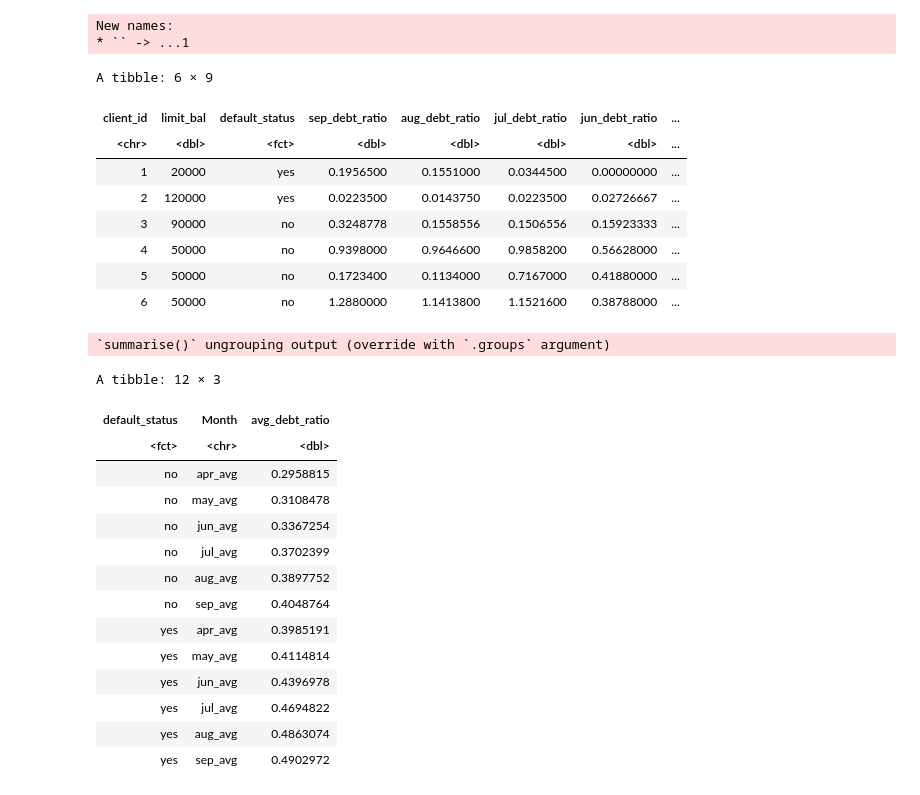
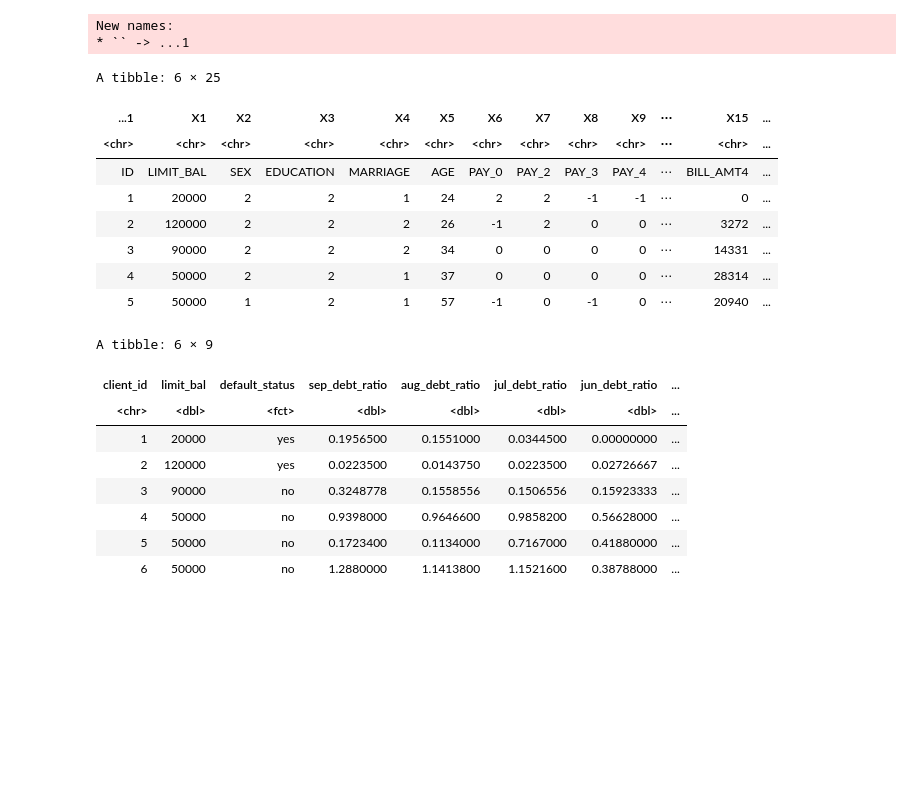
Before and after one commit to jorosafi/dsci-group-project, a Jupyter notebook: rodrigos-sandbox.ipynb, the cells around one changed output. Saved outputs shown, nothing was run; the diff lists cells and outputs as text; code cells hidden in the pictures; blank space fills up the shorter version.

Commit message:
Partially clean code

```diff
--- a/rodrigos-sandbox.ipynb
+++ b/rodrigos-sandbox.ipynb
@@ -25,5 +19,35 @@ Warning message:
+# %%
+#Load dataset into Jupyter
+ccData <- read_excel('data/default-cc-data.xls')
+head(ccData)
+# %% [output]
+New names:
+* `` -> ...1
+A tibble: 6 × 25
+| ...1 | X1 | X2 | X3 | X4 | X5 | X6 | X7 | X8 | X9 | ⋯ | X15 | ... |
+| <chr> | <chr> | <chr> | <chr> | <chr> | <chr> | <chr> | <chr> | <chr> | <chr> | ⋯ | <chr> | ... |
+| ID | LIMIT_BAL | SEX | EDUCATION | MARRIAGE | AGE | PAY_0 | PAY_2 | PAY_3 | PAY_4 | ⋯ | BILL_AMT4 | ... |
+| 1 | 20000 | 2 | 2 | 1 | 24 | 2 | 2 | -1 | -1 | ⋯ | 0 | ... |
+| 2 | 120000 | 2 | 2 | 2 | 26 | -1 | 2 | 0 | 0 | ⋯ | 3272 | ... |
+| 3 | 90000 | 2 | 2 | 2 | 34 | 0 | 0 | 0 | 0 | ⋯ | 14331 | ... |
+| 4 | 50000 | 2 | 2 | 1 | 37 | 0 | 0 | 0 | 0 | ⋯ | 28314 | ... |
+| 5 | 50000 | 1 | 2 | 1 | 57 | -1 | 0 | -1 | 0 | ⋯ | 20940 | ... |
 # %%
-df_default <- read_excel('data/default-cc-data.xls')  %>%
+#Tidy data by
+#  taking out columns on Education, marriage and payments,
+#  renaming the columns,
+#  slicing out top two rows,
+#  Changing data types from character to numeric for all columns except for default status
+#  Changing the values for default_status to yes/no to make it readable
+#  Creating new columns that have the ratio debt to balance limit for each month across all rows*
+#
+#
+#
+#Our hypothesis is that people with higher debt loads, that is the amount of debt they have relative to their balance limit,
+#  and whose debt load increases over time, are more likely to default. That is why we are creating new colums that have the
+#  debt to limit ratio and using these as our predictor.
+
+clean_ccData = ccData %>%
     select(-c(X2:X11))%>%
     rename(client_id = "...1",
            limit_bal = X1,
@@ -43,9 +67,9 @@ df_default <- read_excel('data/default-cc-data.xls')  %>%
     slice(2:30001) %>%
     mutate_if(is.character, as.numeric) %>%
     mutate(client_id = as.character(client_id),
-          default_status = case_when(default_status =="1"~"yes",
+           default_status = case_when(default_status =="1"~"yes",
                                      default_status== "0"~"no"),
-          default_status = as.factor(default_status),
+           default_status = as.factor(default_status),
            apr_debt_ratio = april_bill/limit_bal,
            may_debt_ratio = may_bill/limit_bal,
            jun_debt_ratio = june_bill/limit_bal,
@@ -54,11 +78,9 @@ df_default <- read_excel('data/default-cc-data.xls')  %>%
            sep_debt_ratio = sep_bill/limit_bal) %>%
     select(client_id, limit_bal, default_status, sep_debt_ratio : apr_debt_ratio)
 
-head(df_default)
+head(clean_ccData)
 # %% [output]
-New names:
-* `` -> ...1
+A tibble: 6 × 9
-A tibble: 6 × 9
 | client_id | limit_bal | default_status | sep_debt_ratio | aug_debt_ratio | jul_debt_ratio | jun_debt_ratio | ... |
 | <chr> | <dbl> | <fct> | <dbl> | <dbl> | <dbl> | <dbl> | ... |
 | 1 | 20000 | yes | 0.1956500 | 0.1551000 | 0.0344500 | 0.00000000 | ... |
@@ -67,34 +89,3 @@ A tibble: 6 × 9
 | 4 | 50000 | no | 0.9398000 | 0.9646600 | 0.9858200 | 0.56628000 | ... |
 | 5 | 50000 | no | 0.1723400 | 0.1134000 | 0.7167000 | 0.41880000 | ... |
 | 6 | 50000 | no | 1.2880000 | 1.1413800 | 1.1521600 | 0.38788000 | ... |
-# %%
-ratio_averages = df_default %>%
-    group_by(default_status) %>%
-    summarize(apr_avg = mean(apr_debt_ratio),
-              may_avg = mean(may_debt_ratio),
-              may_avg = mean(may_debt_ratio),
-              jun_avg = mean(jun_debt_ratio),
-              jul_avg = mean(jul_debt_ratio),
-              aug_avg = mean(aug_debt_ratio),
-              sep_avg = mean(sep_debt_ratio)) %>%
-    pivot_longer(cols = apr_avg:sep_avg,
-                 names_to = "Month",
-                 values_to = "avg_debt_ratio")
-ratio_averages
-# %% [output]
-`summarise()` ungrouping output (override with `.groups` argument)
-A tibble: 12 × 3
-| default_status | Month | avg_debt_ratio |
-| <fct> | <chr> | <dbl> |
-| no | apr_avg | 0.2958815 |
-| no | may_avg | 0.3108478 |
-| no | jun_avg | 0.3367254 |
-| no | jul_avg | 0.3702399 |
-| no | aug_avg | 0.3897752 |
-| no | sep_avg | 0.4048764 |
-| yes | apr_avg | 0.3985191 |
-| yes | may_avg | 0.4114814 |
-| yes | jun_avg | 0.4396978 |
-| yes | jul_avg | 0.4694822 |
-| yes | aug_avg | 0.4863074 |
-| yes | sep_avg | 0.4902972 |
```
Also changed, not shown: parts of 10 cells of this notebook.
